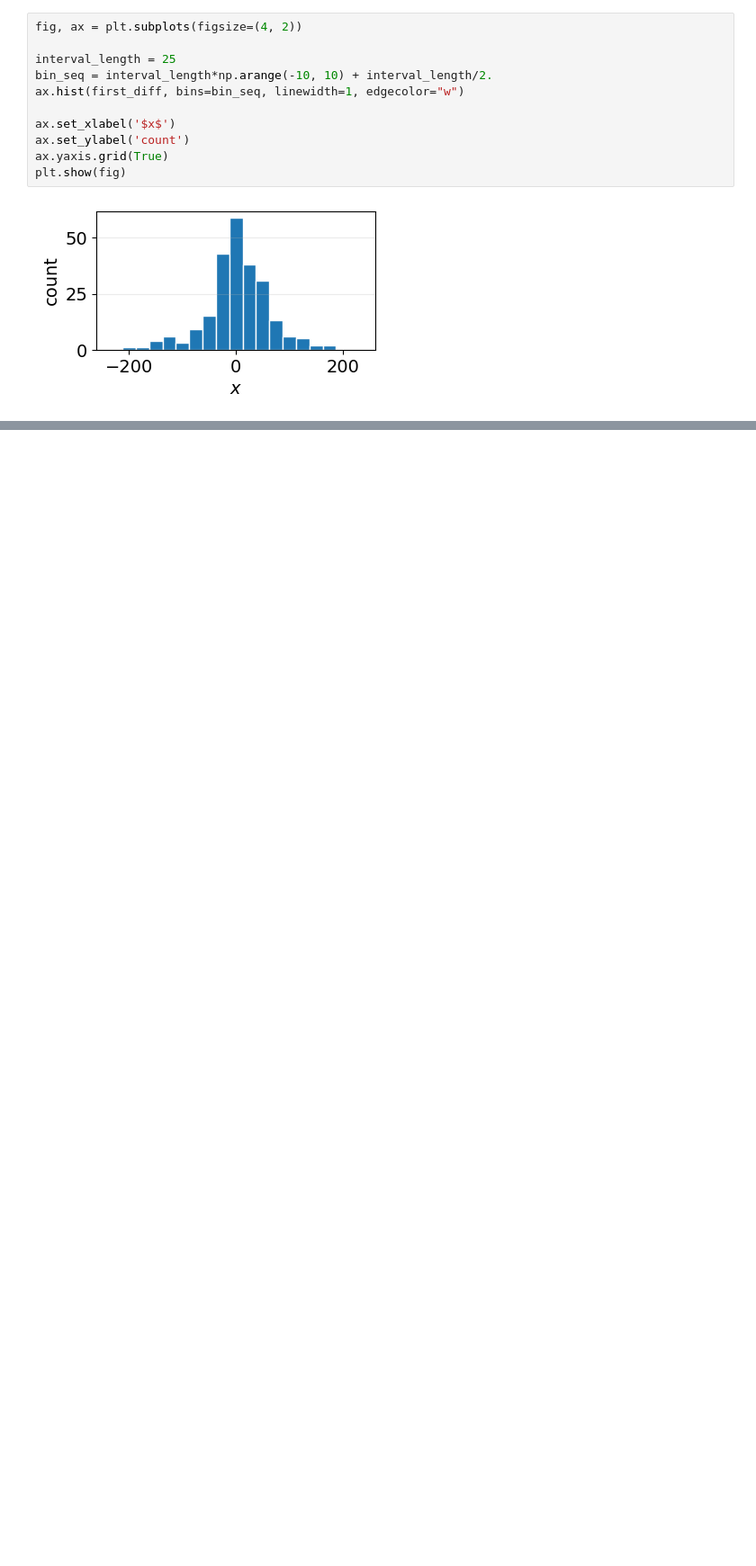
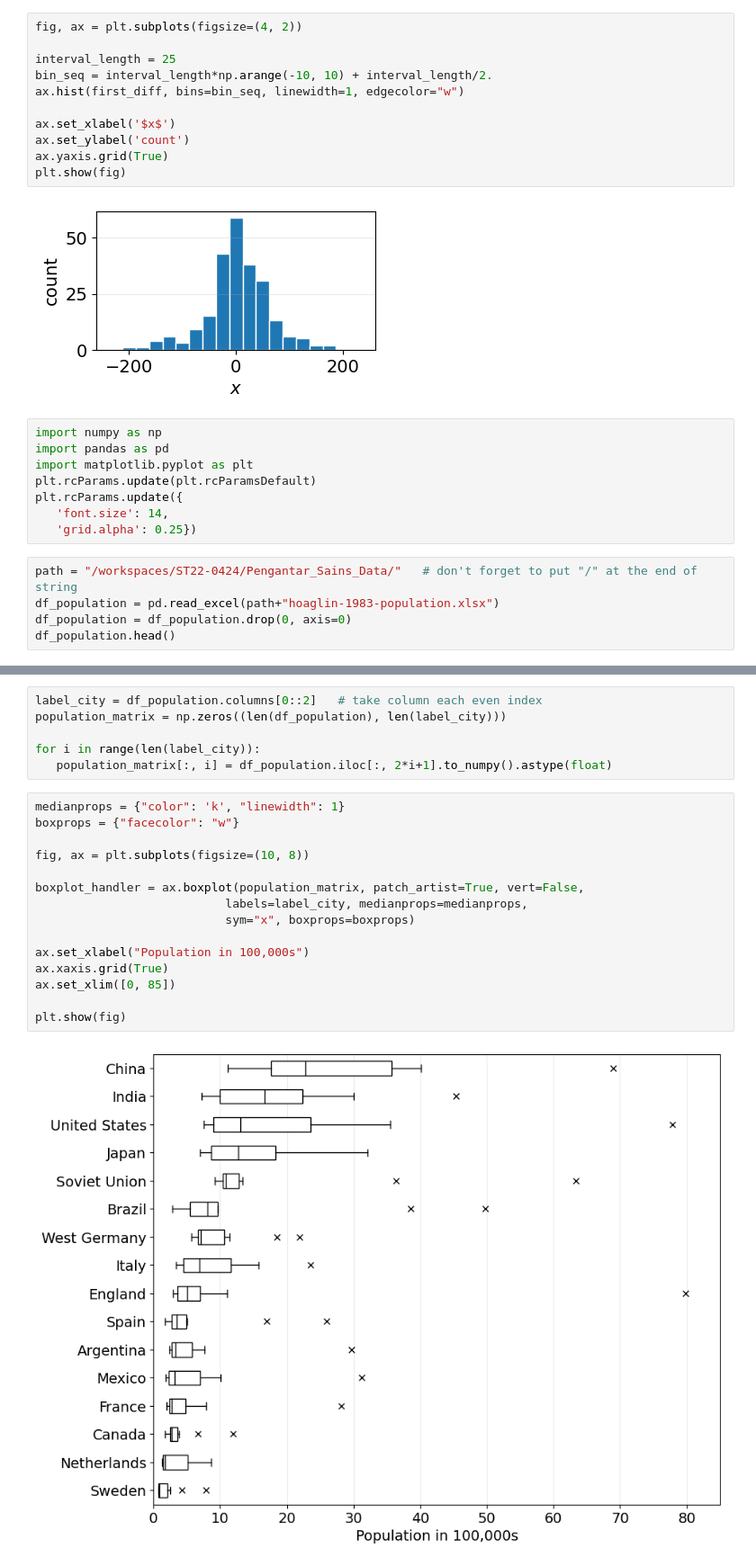
Before and after one commit to Asclumb/ST22-0424, a Jupyter notebook: Pengantar_Sains_Data/Week3.ipynb, the cells around one changed output, grey strips where cells are left out. Shown at 90% size. Drawn from its saved outputs; the diff is of its cells as text; blank space fills up the shorter version.

```diff
--- a/Pengantar_Sains_Data/Week3.ipynb
+++ b/Pengantar_Sains_Data/Week3.ipynb
@@ -84,3 +84,16 @@ ax.yaxis.grid(True)
 plt.show(fig)
 # %% [output]
 [figure]
+# %%
+import numpy as np
+import pandas as pd
+import matplotlib.pyplot as plt
+plt.rcParams.update(plt.rcParamsDefault)
+plt.rcParams.update({
+   'font.size': 14,
+   'grid.alpha': 0.25})
+# %%
+path = "/workspaces/ST22-0424/Pengantar_Sains_Data/"   # don't forget to put "/" at the end of string
+df_population = pd.read_excel(path+"hoaglin-1983-population.xlsx")
+df_population = df_population.drop(0, axis=0)
+df_population.head()
@@ -86,0 +108,23 @@ plt.show(fig)
+# %%
+label_city = df_population.columns[0::2]   # take column each even index
+population_matrix = np.zeros((len(df_population), len(label_city)))
+
+for i in range(len(label_city)):
+   population_matrix[:, i] = df_population.iloc[:, 2*i+1].to_numpy().astype(float)
+# %%
+medianprops = {"color": 'k', "linewidth": 1}
+boxprops = {"facecolor": "w"}
+
+fig, ax = plt.subplots(figsize=(10, 8))
+
+boxplot_handler = ax.boxplot(population_matrix, patch_artist=True, vert=False,
+                           labels=label_city, medianprops=medianprops,
+                           sym="x", boxprops=boxprops)
+
+ax.set_xlabel("Population in 100,000s")
+ax.xaxis.grid(True)
+ax.set_xlim([0, 85])
+
+plt.show(fig)
+# %% [output]
+[figure, added]
```
Also changed, not shown: parts of 4 cells of this notebook, 2 other files.
